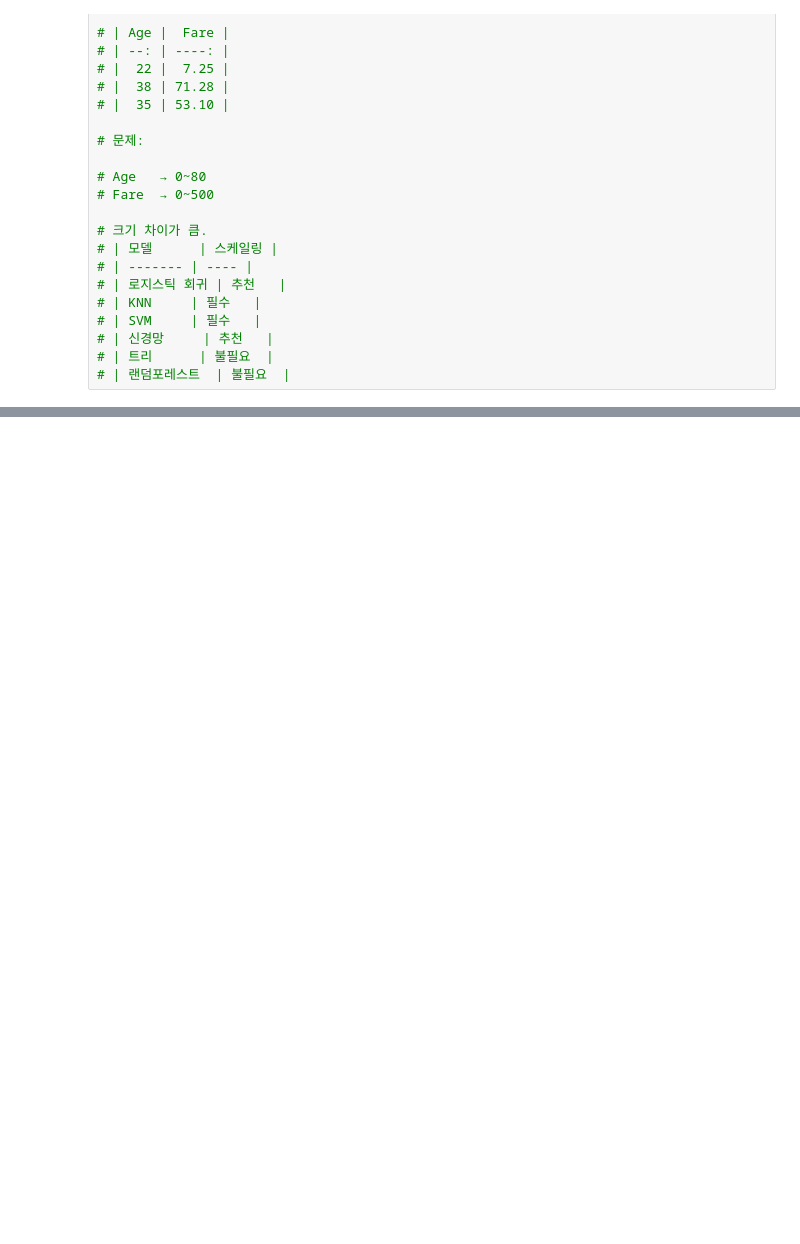
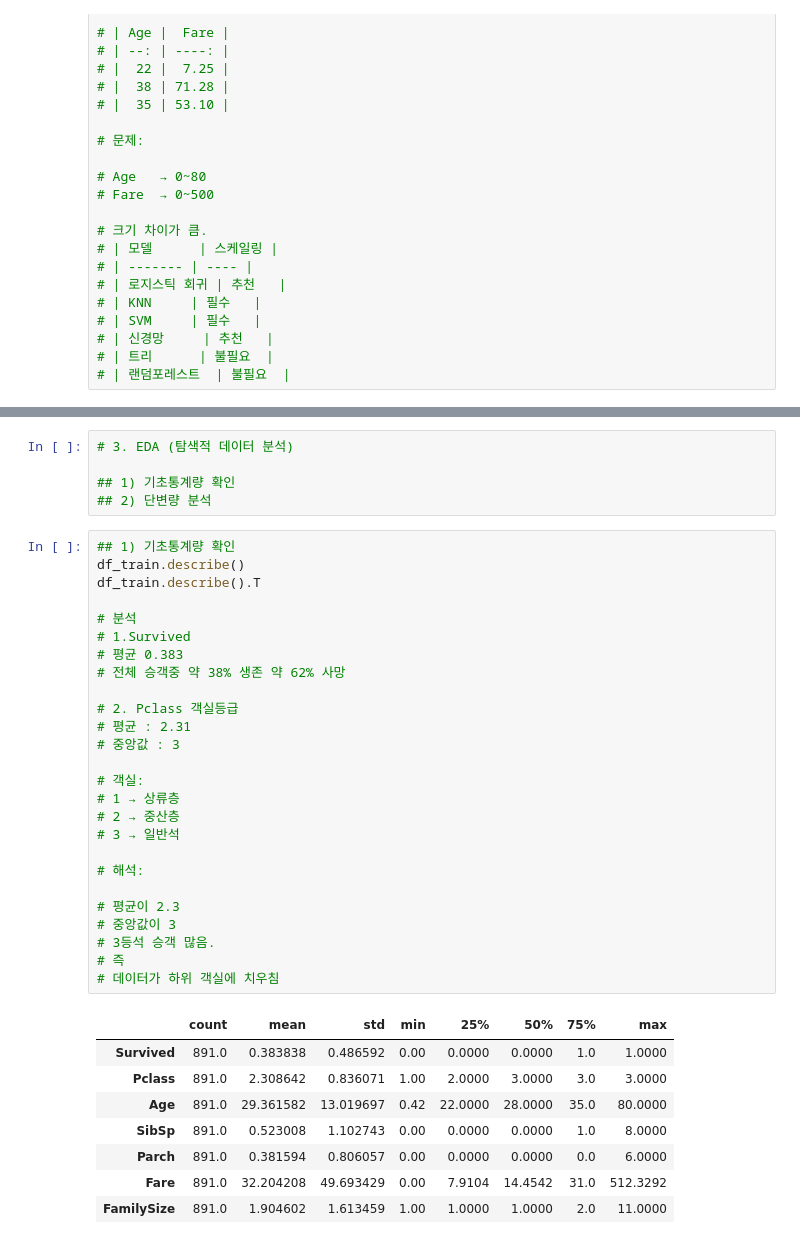
Before and after one commit to n3316202/Gwangsu-AI-Academy-teacher, a Jupyter notebook: 06.EDA-분석/01-데이터분석-탐색적분석(EDA)-타이타닉.ipynb, the cells around one changed output, grey strips where cells are left out. Cells and saved outputs as stored; diff of their text form; blank space fills up the shorter version.

```diff
--- a/06.EDA-분석/01-데이터분석-탐색적분석(EDA)-타이타닉.ipynb
+++ b/06.EDA-분석/01-데이터분석-탐색적분석(EDA)-타이타닉.ipynb
@@ -298,0 +429,40 @@ df_train
+# %%
+# 3. EDA (탐색적 데이터 분석)
+
+## 1) 기초통계량 확인
+## 2) 단변량 분석
+# %%
+## 1) 기초통계량 확인
+df_train.describe()
+df_train.describe().T
+
+# 분석
+# 1.Survived
+# 평균 0.383
+# 전체 승객중 약 38% 생존 약 62% 사망
+
+# 2. Pclass 객실등급
+# 평균 : 2.31
+# 중앙값 : 3
+
+# 객실:
+# 1 → 상류층
+# 2 → 중산층
+# 3 → 일반석
+
+# 해석:
+
+# 평균이 2.3
+# 중앙값이 3
+# 3등석 승객 많음.
+# 즉
+# 데이터가 하위 객실에 치우침
+# %% [output]
+|  | count | mean | std | min | 25% | 50% | 75% | max |
+| Survived | 891.0 | 0.383838 | 0.486592 | 0.00 | 0.0000 | 0.0000 | 1.0 | 1.0000 |
+| Pclass | 891.0 | 2.308642 | 0.836071 | 1.00 | 2.0000 | 3.0000 | 3.0 | 3.0000 |
+| Age | 891.0 | 29.361582 | 13.019697 | 0.42 | 22.0000 | 28.0000 | 35.0 | 80.0000 |
+| SibSp | 891.0 | 0.523008 | 1.102743 | 0.00 | 0.0000 | 0.0000 | 1.0 | 8.0000 |
+| Parch | 891.0 | 0.381594 | 0.806057 | 0.00 | 0.0000 | 0.0000 | 0.0 | 6.0000 |
+| Fare | 891.0 | 32.204208 | 49.693429 | 0.00 | 7.9104 | 14.4542 | 31.0 | 512.3292 |
+| FamilySize | 891.0 | 1.904602 | 1.613459 | 1.00 | 1.0000 | 1.0000 | 2.0 | 11.0000 |
```
Also changed, not shown: parts of 8 cells of this notebook.
